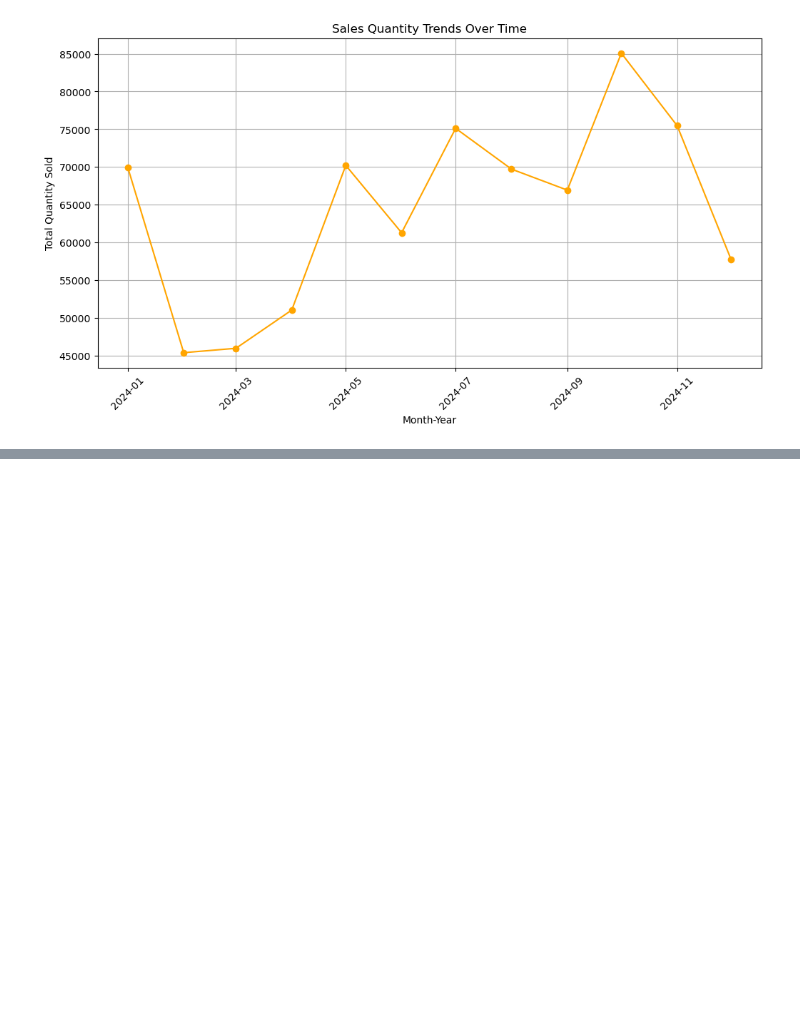
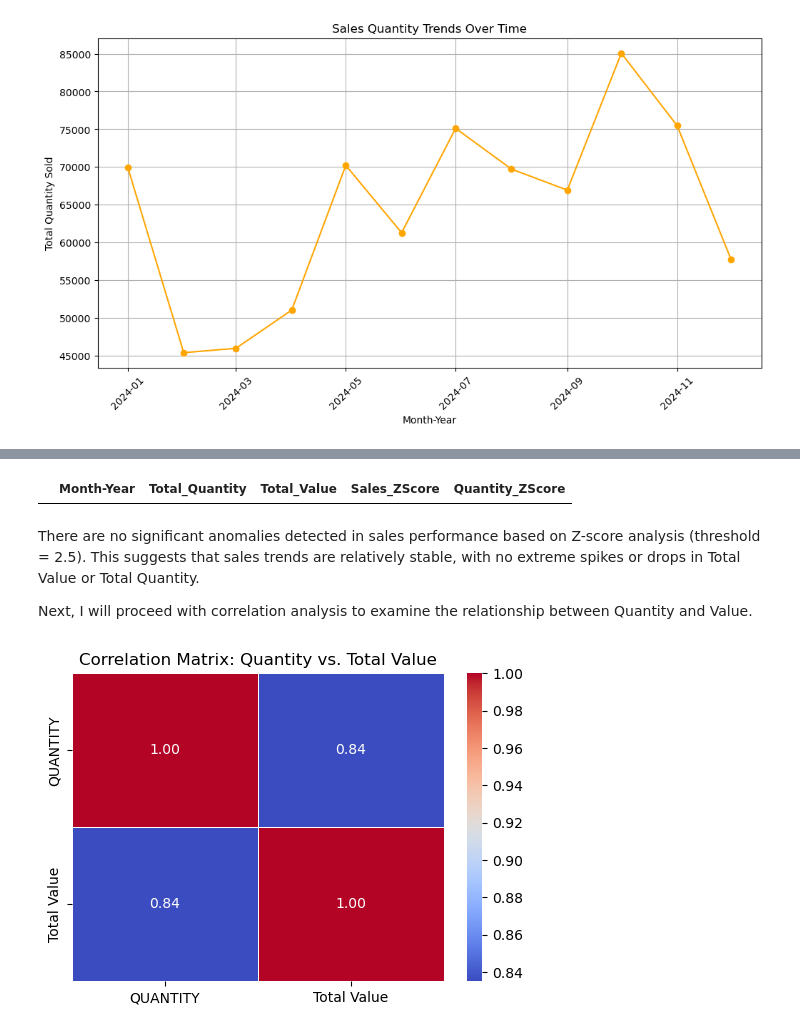
Before and after one commit to mine-martin-12/Data-Analyst-Assessment, a Jupyter notebook: kwanza_tukule_data.ipynb, the cells around one changed output, grey strips where cells are left out. Drawn from its saved outputs; the diff is of its cells as text; code cells hidden in the pictures; blank space fills up the shorter version.

Commit message:
Added Vis and more graphs

```diff
--- a/kwanza_tukule_data.ipynb
+++ b/kwanza_tukule_data.ipynb
@@ -304,0 +470,30 @@ plt.show()
+# %%
+from scipy.stats import zscore
+
+# Compute Z-scores for anomaly detection
+monthly_sales['Sales_ZScore'] = np.abs(zscore(monthly_sales['Total_Value']))
+monthly_sales['Quantity_ZScore'] = np.abs(zscore(monthly_sales['Total_Quantity']))
+
+# Define anomaly threshold (Z-score > 2.5 considered significant)
+anomaly_threshold = 2.5
+anomalies = monthly_sales[(monthly_sales['Sales_ZScore'] > anomaly_threshold) | (monthly_sales['Quantity_ZScore'] > anomaly_threshold)]
+
+#show the anomalies in sales performance
+display(anomalies)
+# %% [output]
+|  | Month-Year | Total_Quantity | Total_Value | Sales_ZScore | Quantity_ZScore |
+# %% [markdown]
+There are no significant anomalies detected in sales performance based on Z-score analysis (threshold = 2.5). This suggests that sales trends are relatively stable, with no extreme spikes or drops in Total Value or Total Quantity.
+
+Next, I will proceed with correlation analysis to examine the relationship between Quantity and Value.
+# %%
+# Compute correlation between Quantity and Value
+correlation_matrix = df[['QUANTITY', 'Total Value']].corr()
+
+# Display correlation heatmap
+plt.figure(figsize=(6, 4))
+sns.heatmap(correlation_matrix, annot=True, cmap="coolwarm", fmt=".2f", linewidths=0.5)
+plt.title("Correlation Matrix: Quantity vs. Total Value")
+plt.show()
+# %% [output]
+[figure, added]
```
Also changed, not shown: parts of 10 cells of this notebook.
